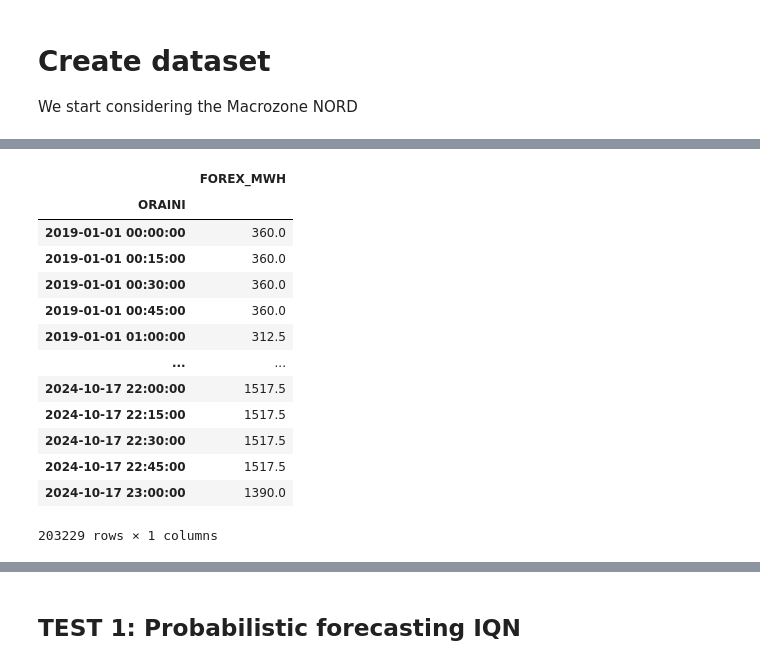
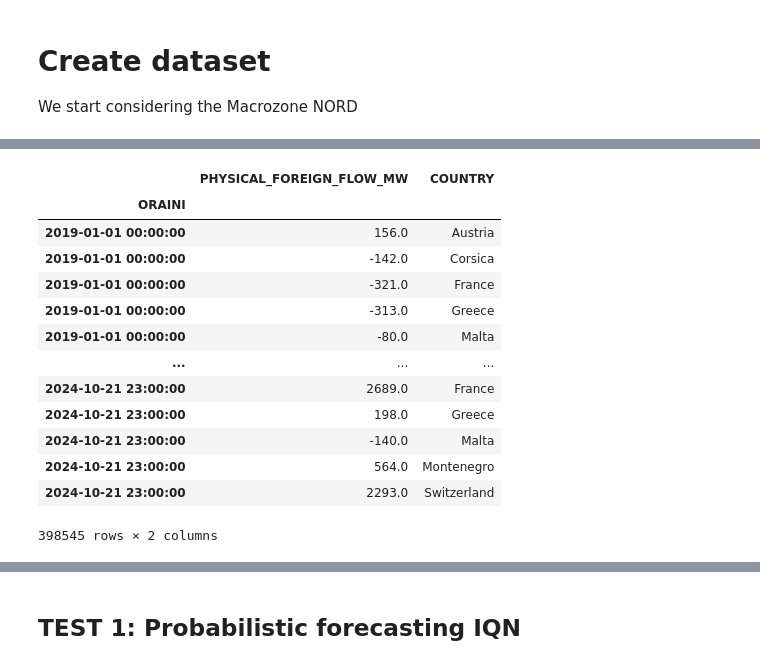
Before and after one commit to samueledelia/Italian-imbalance-forecasting, a Jupyter notebook: notebook/feature_selection.ipynb, the cells around one changed output, grey strips where cells are left out. Drawn from its saved outputs; the diff is of its cells as text; code cells hidden in the pictures.

```diff
--- a/notebook/feature_selection.ipynb
+++ b/notebook/feature_selection.ipynb
@@ -167,24 +167,36 @@ geothermal
 # %%
-# Resample the data to 15-minute intervals and divide by 4
-forex = forex.resample('15min').ffill()  # Forward fill to maintain hourly data for the quarter-hour
-forex['FOREX_GWH'] = forex['FOREX_GWH'] / 4
-forex['FOREX_MWH'] = forex['FOREX_GWH'] * 1000
+## Resample the data to 15-minute intervals and divide by 4
+#forex = forex.resample('15min').ffill()  # Forward fill to maintain hourly data for the quarter-hour
+#forex['FOREX_GWH'] = forex['FOREX_GWH'] / 4
+#forex['FOREX_MWH'] = forex['FOREX_GWH'] * 1000
 # Drop the original hourly GWh column
-forex = forex.drop(columns=['FOREX_GWH'])
+#forex = forex.drop(columns=['FOREX_GWH'])
 
-forex
+#forex
-# %% [output]
-|  | FOREX_MWH |
-| ORAINI |  |
-| 2019-01-01 00:00:00 | 360.0 |
-| 2019-01-01 00:15:00 | 360.0 |
-| 2019-01-01 00:30:00 | 360.0 |
-| 2019-01-01 00:45:00 | 360.0 |
-| 2019-01-01 01:00:00 | 312.5 |
-| ... | ... |
-| 2024-10-17 22:00:00 | 1517.5 |
-| 2024-10-17 22:15:00 | 1517.5 |
-| 2024-10-17 22:30:00 | 1517.5 |
-| 2024-10-17 22:45:00 | 1517.5 |
-| 2024-10-17 23:00:00 | 1390.0 |
-203229 rows × 1 columns
+# %%
+# SQL query to fetch data
+sql_query = "SELECT * FROM TERNA_SUNSET_PHYSICAL_FOREIGN_FLOW"
+physical_forex = fetch_db_table_sqlserver16(sql=sql_query, verbose=False)
+physical_forex = physical_forex.sort_values(by='ORAINI')
+# Filter the DataFrame for the relevant columns and rows
+physical_forex = physical_forex[['PHYSICAL_FOREIGN_FLOW_MW', 'ORAINI', 'COUNTRY']]
+# Convert ORAINI to datetime using the correct method
+physical_forex['ORAINI'] = pd.to_datetime(physical_forex['ORAINI'], format='%Y%m%d%H%M')
+physical_forex.set_index('ORAINI', inplace=True)
+
+physical_forex
+# %% [output]
+|  | PHYSICAL_FOREIGN_FLOW_MW | COUNTRY |
+| ORAINI |  |  |
+| 2019-01-01 00:00:00 | 156.0 | Austria |
+| 2019-01-01 00:00:00 | -142.0 | Corsica |
+| 2019-01-01 00:00:00 | -321.0 | France |
+| 2019-01-01 00:00:00 | -313.0 | Greece |
+| 2019-01-01 00:00:00 | -80.0 | Malta |
+| ... | ... | ... |
+| 2024-10-21 23:00:00 | 2689.0 | France |
+| 2024-10-21 23:00:00 | 198.0 | Greece |
+| 2024-10-21 23:00:00 | -140.0 | Malta |
+| 2024-10-21 23:00:00 | 564.0 | Montenegro |
+| 2024-10-21 23:00:00 | 2293.0 | Switzerland |
+398545 rows × 2 columns
```
Also changed, not shown: parts of 17 cells of this notebook, 3 other files.
